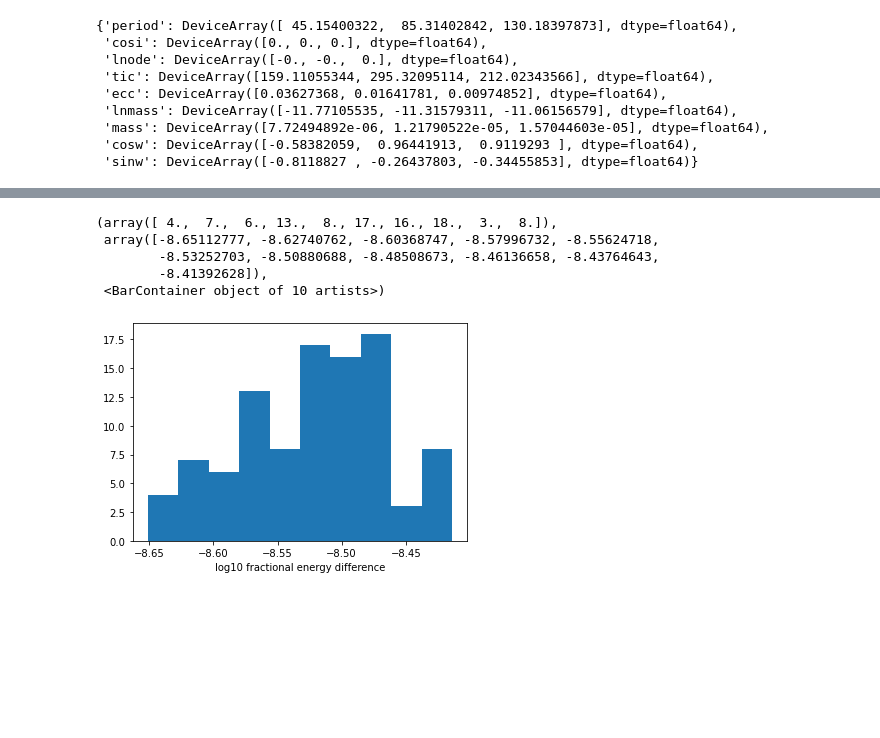
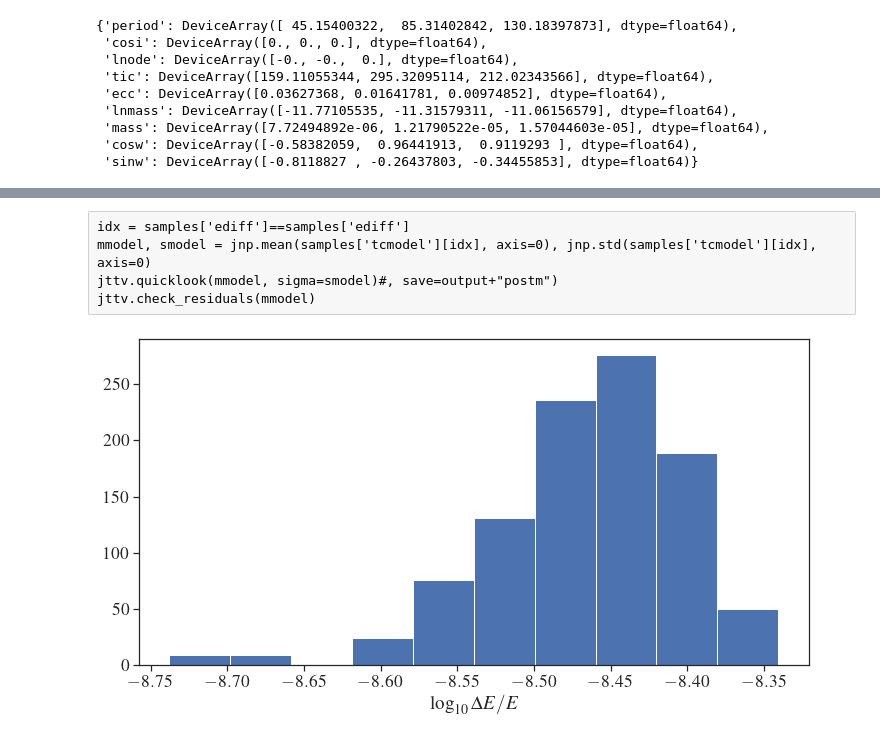
Before and after one commit to kemasuda/jnkepler, a Jupyter notebook: examples/kep51.ipynb, the cells around one changed output, grey strips where cells are left out. Saved outputs shown, nothing was run; the diff lists cells and outputs as text; code cells hidden in the pictures; blank space fills up the shorter version.

```diff
--- a/examples/kep51.ipynb
+++ b/examples/kep51.ipynb
@@ -15,6 +15,12 @@ numpyro.set_host_device_count(num_chains)
 print ('# jax device count:', jax.local_device_count())
 # %% [output]
 # jax device count: 1
+# %%
+import seaborn as sns
+sns.set(style='ticks', font_scale=1.6, font='times')
+plt.rcParams["figure.figsize"] = (12,6)
+from matplotlib import rc
+rc('text', usetex=True)
 # %% [markdown]
 ### define tcobs, errorobs, p_init
 - lists of length = (# of planets)
@@ -202,7 +180,7 @@ pdic_init
 kernel = numpyro.infer.NUTS(model, target_accept_prob=0.9, init_strategy=init_strategy)#, forward_mode_differentiation=True)
 # %%
 nw, ns, linm, tcjitter = 100, 100, True, None  # 2hr -> 40min
-#nw, ns, linm, tcjitter = 500, 1000, True, None # 13.5hr (new) -> 5hr!
+nw, ns, linm, tcjitter = 500, 1000, True, None # 13.5hr (new) -> 5hr!
 # %%
 assert num_chains <= jax.local_device_count()
 mcmc = numpyro.infer.MCMC(kernel, num_warmup=nw, num_samples=ns, num_chains=num_chains)
@@ -222,7 +200,7 @@ output
 # %%
 import os, dill
 posterior = output + "mcmc.pkl"
-if os.path.exists(posterior) and 0:
+if os.path.exists(posterior):
     print (posterior + " loaded.")
     mcmc = dill.load(open(posterior, 'rb'))
 else:
@@ -271,13 +244,13 @@ jttv.check_residuals(mmodel)
+# %% [raw]
+idx = samples['ediff']==samples['ediff']
+mmodel, smodel = jnp.mean(samples['tcmodel'][idx], axis=0), jnp.std(samples['tcmodel'][idx], axis=0)
+jttv.quicklook(mmodel, sigma=smodel)#, save=output+"postm")
+jttv.check_residuals(mmodel)
 # %%
-plt.xlabel("log10 fractional energy difference")
-plt.hist(np.log10(np.abs(samples['ediff'])))
+plt.xlabel("$\log_{10} (\Delta E/E)$")
+plt.hist(np.log10(np.abs(samples['ediff'])));
 # %% [output]
-(array([ 4.,  7.,  6., 13.,  8., 17., 16., 18.,  3.,  8.]),
- array([-8.65112777, -8.62740762, -8.60368747, -8.57996732, -8.55624718,
-        -8.53252703, -8.50880688, -8.48508673, -8.46136658, -8.43764643,
-        -8.41392628]),
- <BarContainer object of 10 artists>)
-[figure, old version]
+[figure, new version]
 # %%
 M_earth = 3.0034893e-6
 samples['pmass'] = samples['mass'] / M_earth
```
Also changed, not shown: parts of 23 cells of this notebook, 1 other file.
